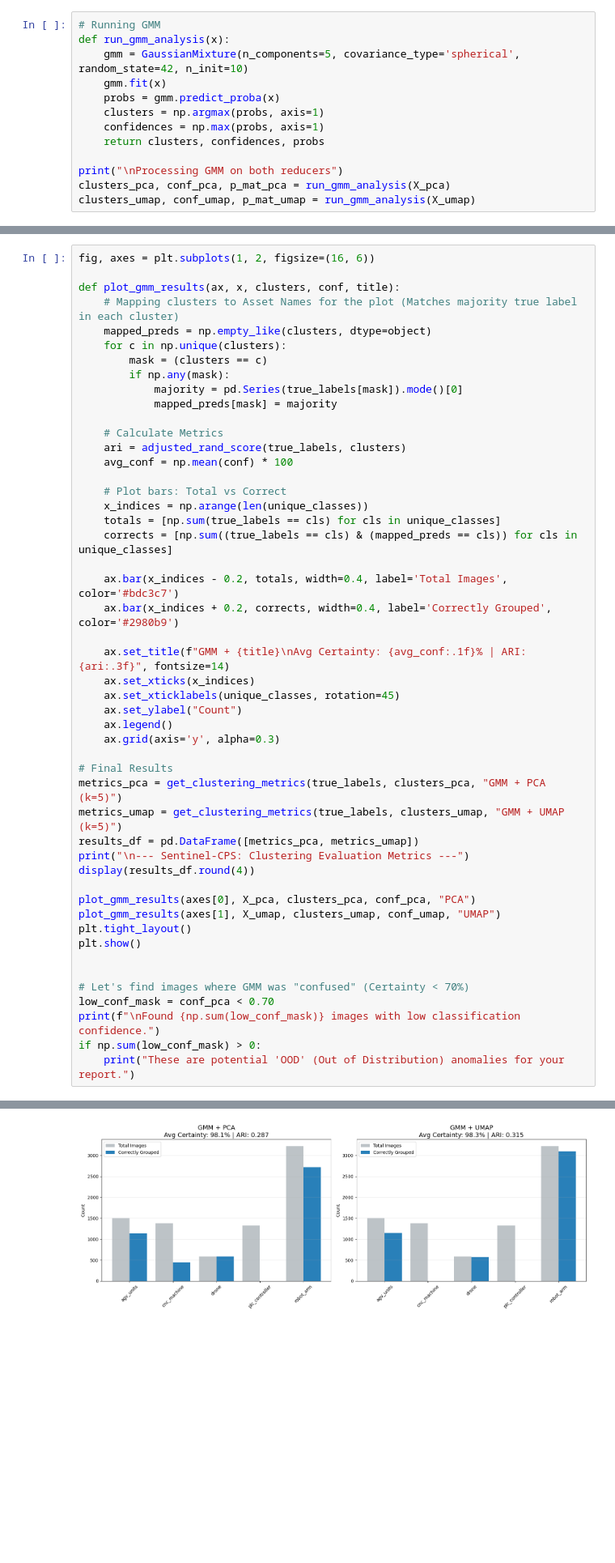
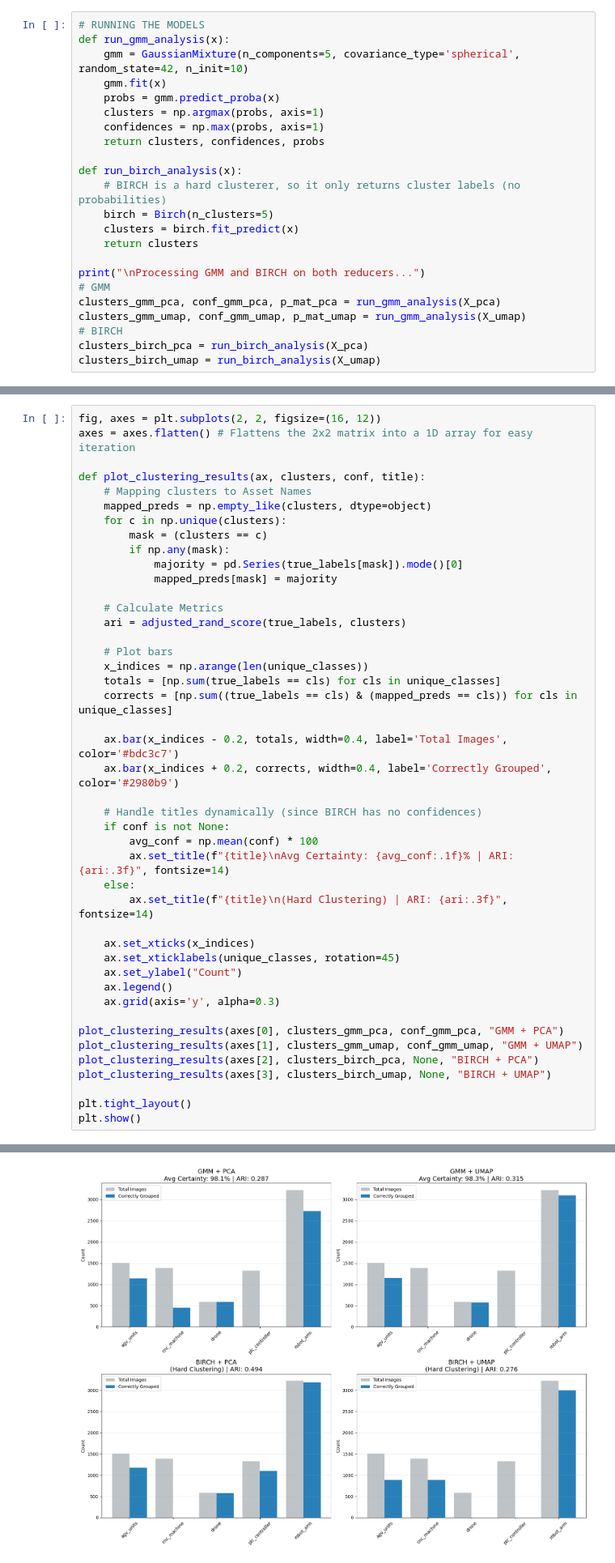
Before and after one commit to peeyushkumarmisra/Sentinel-CPS-Multi-Modal-Anomaly-Detection-for-Autonomous-Systems, a Jupyter notebook: R&D Notebook.ipynb, the cells around one changed output, grey strips where cells are left out. Shown at 81% size. Drawn from its saved outputs; the diff is of its cells as text; blank space fills up the shorter version.

```diff
--- a/R&D Notebook.ipynb
+++ b/R&D Notebook.ipynb
@@ -437,7 +438,7 @@ true_labels = df_pca['Asset Class'].values
 unique_classes = np.unique(true_labels)
 n_clusters = len(unique_classes)
 # %%
-# Running GMM
+# RUNNING THE MODELS
 def run_gmm_analysis(x):
     gmm = GaussianMixture(n_components=5, covariance_type='spherical', random_state=42, n_init=10)
     gmm.fit(x)
@@ -446,7 +447,17 @@ def run_gmm_analysis(x):
     confidences = np.max(probs, axis=1)
     return clusters, confidences, probs
 
-print("\nProcessing GMM on both reducers")
-clusters_pca, conf_pca, p_mat_pca = run_gmm_analysis(X_pca)
-clusters_umap, conf_umap, p_mat_umap = run_gmm_analysis(X_umap)
+def run_birch_analysis(x):
+    # BIRCH is a hard clusterer, so it only returns cluster labels (no probabilities)
+    birch = Birch(n_clusters=5)
+    clusters = birch.fit_predict(x)
+    return clusters
+
+print("\nProcessing GMM and BIRCH on both reducers...")
+# GMM
+clusters_gmm_pca, conf_gmm_pca, p_mat_pca = run_gmm_analysis(X_pca)
+clusters_gmm_umap, conf_gmm_umap, p_mat_umap = run_gmm_analysis(X_umap)
+# BIRCH
+clusters_birch_pca = run_birch_analysis(X_pca)
+clusters_birch_umap = run_birch_analysis(X_umap)
 # %% [output]
@@ -454,8 +481,9 @@ Processing GMM on both reducers
 # %%
-fig, axes = plt.subplots(1, 2, figsize=(16, 6))
+fig, axes = plt.subplots(2, 2, figsize=(16, 12))
+axes = axes.flatten() # Flattens the 2x2 matrix into a 1D array for easy iteration
 
-def plot_gmm_results(ax, x, clusters, conf, title):
-    # Mapping clusters to Asset Names for the plot (Matches majority true label in each cluster)
+def plot_clustering_results(ax, clusters, conf, title):
+    # Mapping clusters to Asset Names
     mapped_preds = np.empty_like(clusters, dtype=object)
     for c in np.unique(clusters):
         mask = (clusters == c)
@@ -465,9 +493,8 @@ def plot_gmm_results(ax, x, clusters, conf, title):
 
     # Calculate Metrics
     ari = adjusted_rand_score(true_labels, clusters)
-    avg_conf = np.mean(conf) * 100
 
-    # Plot bars: Total vs Correct
+    # Plot bars
     x_indices = np.arange(len(unique_classes))
     totals = [np.sum(true_labels == cls) for cls in unique_classes]
     corrects = [np.sum((true_labels == cls) & (mapped_preds == cls)) for cls in unique_classes]
@@ -475,29 +502,24 @@ def plot_gmm_results(ax, x, clusters, conf, title):
     ax.bar(x_indices - 0.2, totals, width=0.4, label='Total Images', color='#bdc3c7')
     ax.bar(x_indices + 0.2, corrects, width=0.4, label='Correctly Grouped', color='#2980b9')
 
-    ax.set_title(f"GMM + {title}\nAvg Certainty: {avg_conf:.1f}% | ARI: {ari:.3f}", fontsize=14)
+    # Handle titles dynamically (since BIRCH has no confidences)
+    if conf is not None:
+        avg_conf = np.mean(conf) * 100
+        ax.set_title(f"{title}\nAvg Certainty: {avg_conf:.1f}% | ARI: {ari:.3f}", fontsize=14)
+    else:
+        ax.set_title(f"{title}\n(Hard Clustering) | ARI: {ari:.3f}", fontsize=14)
+
     ax.set_xticks(x_indices)
     ax.set_xticklabels(unique_classes, rotation=45)
     ax.set_ylabel("Count")
     ax.legend()
     ax.grid(axis='y', alpha=0.3)
 
-# Final Results
-metrics_pca = get_clustering_metrics(true_labels, clusters_pca, "GMM + PCA (k=5)")
-metrics_umap = get_clustering_metrics(true_labels, clusters_umap, "GMM + UMAP (k=5)")
-results_df = pd.DataFrame([metrics_pca, metrics_umap])
-print("\n--- Sentinel-CPS: Clustering Evaluation Metrics ---")
-display(results_df.round(4))
+plot_clustering_results(axes[0], clusters_gmm_pca, conf_gmm_pca, "GMM + PCA")
+plot_clustering_results(axes[1], clusters_gmm_umap, conf_gmm_umap, "GMM + UMAP")
+plot_clustering_results(axes[2], clusters_birch_pca, None, "BIRCH + PCA")
+plot_clustering_results(axes[3], clusters_birch_umap, None, "BIRCH + UMAP")
 
-plot_gmm_results(axes[0], X_pca, clusters_pca, conf_pca, "PCA")
-plot_gmm_results(axes[1], X_umap, clusters_umap, conf_umap, "UMAP")
 plt.tight_layout()
 plt.show()
-
-
-# Let's find images where GMM was "confused" (Certainty < 70%)
-low_conf_mask = conf_pca < 0.70
-print(f"\nFound {np.sum(low_conf_mask)} images with low classification confidence.")
-if np.sum(low_conf_mask) > 0:
-    print("These are potential 'OOD' (Out of Distribution) anomalies for your report.")
 # %% [output]
@@ -508 +526 @@ if np.sum(low_conf_mask) > 0:
-[figure, old version]
+[figure, new version]
```
Also changed, not shown: parts of 8 cells of this notebook.
